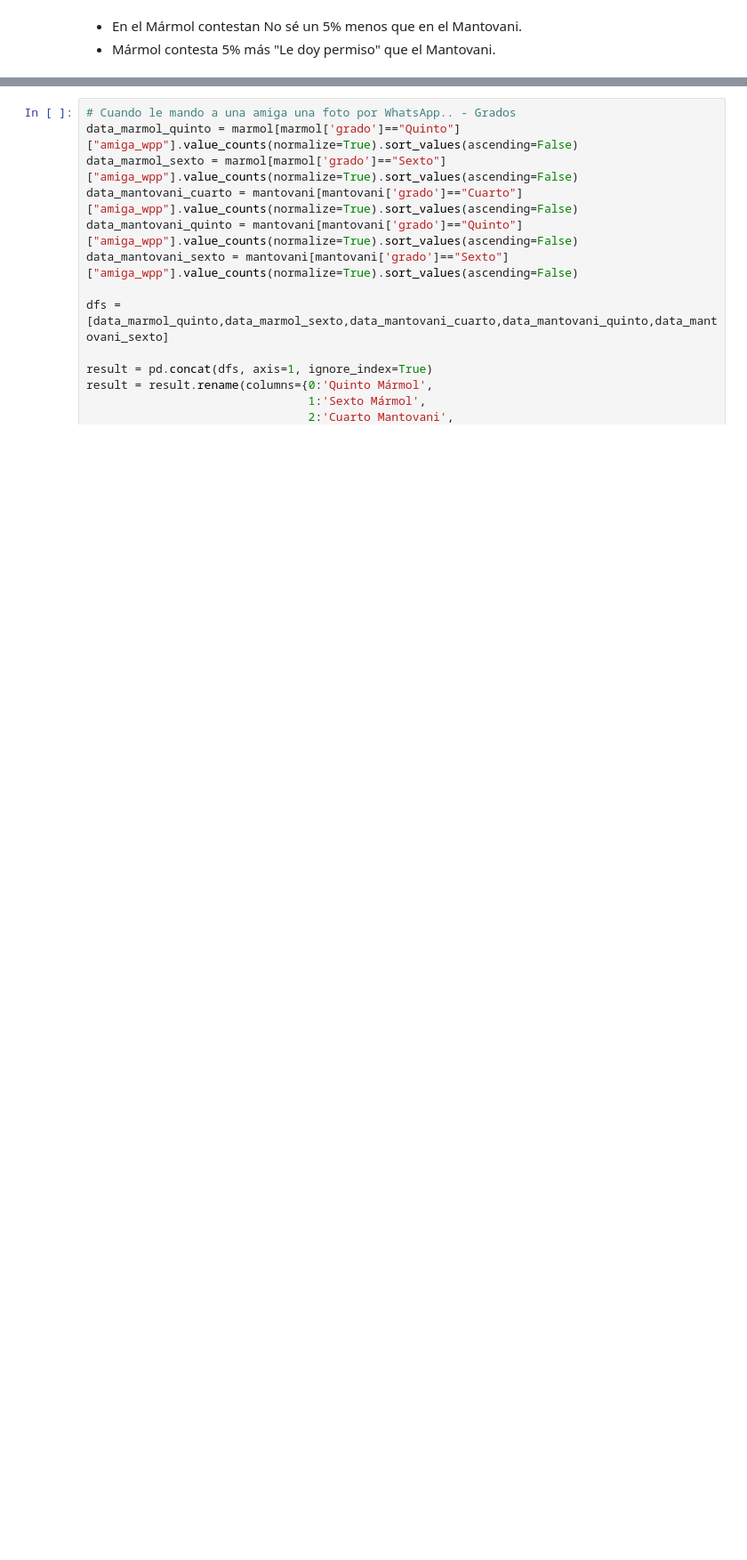
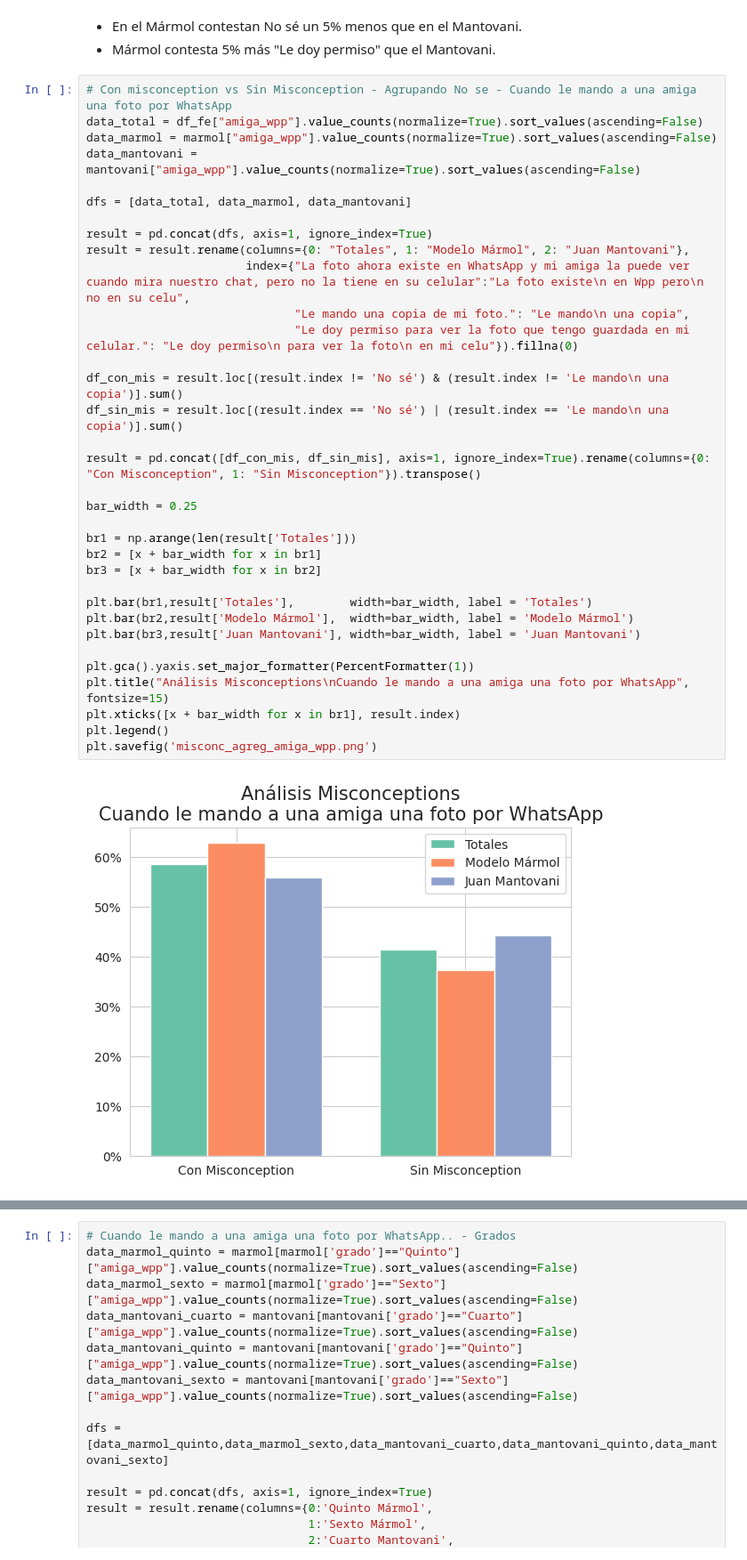
Before and after one commit to fedesassone/tesis, a Jupyter notebook: notebooks/misconceptions/Misconceptions.ipynb, the cells around one changed output, grey strips where cells are left out. Shown at 89% size. Cells and saved outputs as stored; diff of their text form; blank space fills up the shorter version.

Commit message:
Amiga wpp analisis misconc

```diff
--- a/notebooks/misconceptions/Misconceptions.ipynb
+++ b/notebooks/misconceptions/Misconceptions.ipynb
@@ -622,3 +622,39 @@ plt.savefig('amiga_wpp.png')
 # %% [markdown]
 * En el Mármol contestan No sé un 5% menos que en el Mantovani.
 * Mármol contesta 5% más "Le doy permiso" que el Mantovani.
+# %%
+# Con misconception vs Sin Misconception - Agrupando No se - Cuando le mando a una amiga una foto por WhatsApp
+data_total = df_fe["amiga_wpp"].value_counts(normalize=True).sort_values(ascending=False)
+data_marmol = marmol["amiga_wpp"].value_counts(normalize=True).sort_values(ascending=False)
+data_mantovani = mantovani["amiga_wpp"].value_counts(normalize=True).sort_values(ascending=False)
+
+dfs = [data_total, data_marmol, data_mantovani]
+
+result = pd.concat(dfs, axis=1, ignore_index=True)
+result = result.rename(columns={0: "Totales", 1: "Modelo Mármol", 2: "Juan Mantovani"},
+                       index={"La foto ahora existe en WhatsApp y mi amiga la puede ver cuando mira nuestro chat, pero no la tiene en su celular":"La foto existe\n en Wpp pero\n no en su celu",
+                              "Le mando una copia de mi foto.": "Le mando\n una copia",
+                              "Le doy permiso para ver la foto que tengo guardada en mi celular.": "Le doy permiso\n para ver la foto\n en mi celu"}).fillna(0)
+
+df_con_mis = result.loc[(result.index != 'No sé') & (result.index != 'Le mando\n una copia')].sum()
+df_sin_mis = result.loc[(result.index == 'No sé') | (result.index == 'Le mando\n una copia')].sum()
+
+result = pd.concat([df_con_mis, df_sin_mis], axis=1, ignore_index=True).rename(columns={0: "Con Misconception", 1: "Sin Misconception"}).transpose()
+
+bar_width = 0.25
+
+br1 = np.arange(len(result['Totales']))
+br2 = [x + bar_width for x in br1]
+br3 = [x + bar_width for x in br2]
+
+plt.bar(br1,result['Totales'],        width=bar_width, label = 'Totales')
+plt.bar(br2,result['Modelo Mármol'],  width=bar_width, label = 'Modelo Mármol')
+plt.bar(br3,result['Juan Mantovani'], width=bar_width, label = 'Juan Mantovani')
+
+plt.gca().yaxis.set_major_formatter(PercentFormatter(1))
+plt.title("Análisis Misconceptions\nCuando le mando a una amiga una foto por WhatsApp", fontsize=15)
+plt.xticks([x + bar_width for x in br1], result.index)
+plt.legend()
+plt.savefig('misconc_agreg_amiga_wpp.png')
+# %% [output]
+[figure, added]
```
Also changed, not shown: parts of 10 cells of this notebook, 6 other files.
